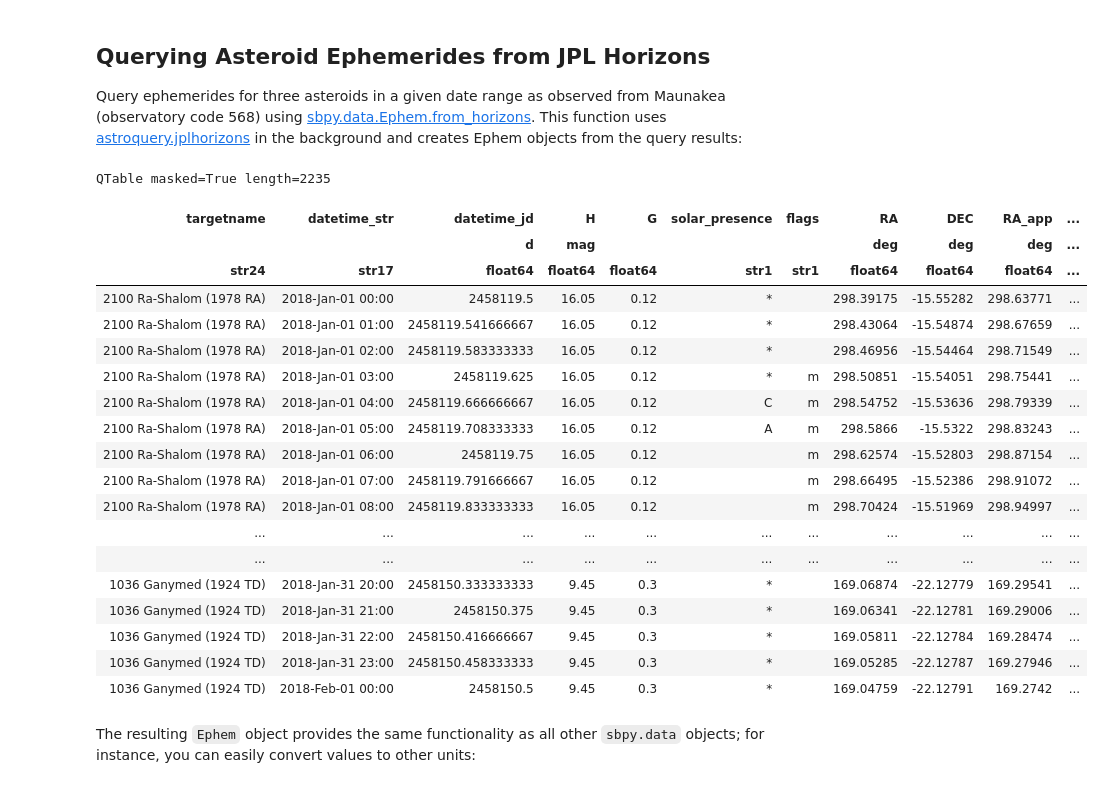
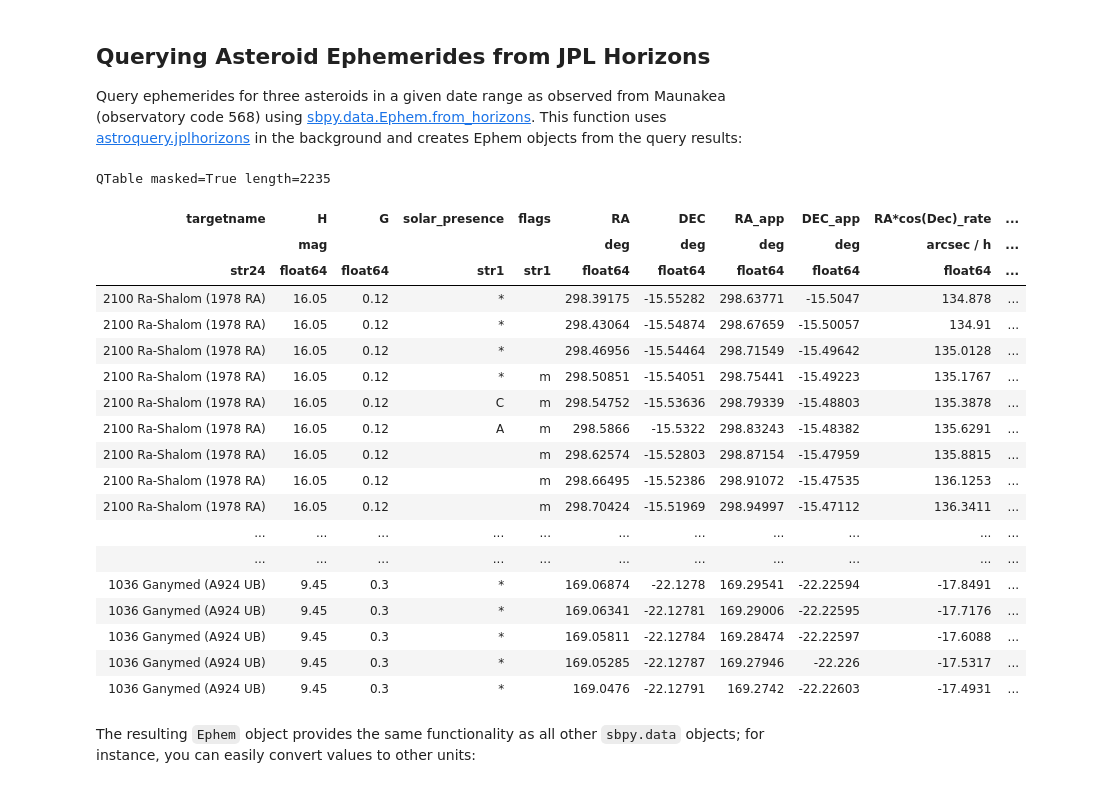
Before and after one commit to NASA-Planetary-Science/sbpy-tutorial, a Jupyter notebook: notebooks/data/Ephem.ipynb, the cells around one changed output. Drawn from its saved outputs; the diff is of its cells as text; code cells hidden in the pictures.

```diff
--- a/notebooks/data/Ephem.ipynb
+++ b/notebooks/data/Ephem.ipynb
@@ -10,33 +10,37 @@ Querying Asteroid Ephemerides from JPL Horizons
 Query ephemerides for three asteroids in a given date range as observed from Maunakea (observatory code 568) using [sbpy.data.Ephem.from_horizons](https://sbpy.readthedocs.io/en/latest/api/sbpy.data.Ephem.html#sbpy.data.Ephem.from_horizons). This function uses [astroquery.jplhorizons](https://astroquery.readthedocs.io/en/latest/jplhorizons/jplhorizons.html) in the background and creates Ephem objects from the query results:
 # %%
 from sbpy.data import Ephem
+import astropy.units as u
+from astropy.time import Time
 
 targets = ['2100', '2018 RC1', 'Ganymed']
 eph = Ephem.from_horizons(targets, location=568,
-                          epochs={'start': '2018-01-01', 'stop': '2018-02-01', 'step':'1h'})
+                          epochs={'start': Time('2018-01-01'),
+                                  'stop': Time('2018-02-01'),
+                                  'step':1*u.hour})
 
 eph.table
 # %% [output]
 QTable masked=True length=2235
-| targetname | datetime_str | datetime_jd | H | G | solar_presence | flags | RA | DEC | RA_app | ... |
-|  |  | d | mag |  |  |  | deg | deg | deg | ... |
-| str24 | str17 | float64 | float64 | float64 | str1 | str1 | float64 | float64 | float64 | ... |
-| 2100 Ra-Shalom (1978 RA) | 2018-Jan-01 00:00 | 2458119.5 | 16.05 | 0.12 | * |  | 298.39175 | -15.55282 | 298.63771 | ... |
-| 2100 Ra-Shalom (1978 RA) | 2018-Jan-01 01:00 | 2458119.541666667 | 16.05 | 0.12 | * |  | 298.43064 | -15.54874 | 298.67659 | ... |
-| 2100 Ra-Shalom (1978 RA) | 2018-Jan-01 02:00 | 2458119.583333333 | 16.05 | 0.12 | * |  | 298.46956 | -15.54464 | 298.71549 | ... |
-| 2100 Ra-Shalom (1978 RA) | 2018-Jan-01 03:00 | 2458119.625 | 16.05 | 0.12 | * | m | 298.50851 | -15.54051 | 298.75441 | ... |
-| 2100 Ra-Shalom (1978 RA) | 2018-Jan-01 04:00 | 2458119.666666667 | 16.05 | 0.12 | C | m | 298.54752 | -15.53636 | 298.79339 | ... |
-| 2100 Ra-Shalom (1978 RA) | 2018-Jan-01 05:00 | 2458119.708333333 | 16.05 | 0.12 | A | m | 298.5866 | -15.5322 | 298.83243 | ... |
-| 2100 Ra-Shalom (1978 RA) | 2018-Jan-01 06:00 | 2458119.75 | 16.05 | 0.12 |  | m | 298.62574 | -15.52803 | 298.87154 | ... |
-| 2100 Ra-Shalom (1978 RA) | 2018-Jan-01 07:00 | 2458119.791666667 | 16.05 | 0.12 |  | m | 298.66495 | -15.52386 | 298.91072 | ... |
-| 2100 Ra-Shalom (1978 RA) | 2018-Jan-01 08:00 | 2458119.833333333 | 16.05 | 0.12 |  | m | 298.70424 | -15.51969 | 298.94997 | ... |
+| targetname | H | G | solar_presence | flags | RA | DEC | RA_app | DEC_app | RA*cos(Dec)_rate | ... |
+|  | mag |  |  |  | deg | deg | deg | deg | arcsec / h | ... |
+| str24 | float64 | float64 | str1 | str1 | float64 | float64 | float64 | float64 | float64 | ... |
+| 2100 Ra-Shalom (1978 RA) | 16.05 | 0.12 | * |  | 298.39175 | -15.55282 | 298.63771 | -15.5047 | 134.878 | ... |
+| 2100 Ra-Shalom (1978 RA) | 16.05 | 0.12 | * |  | 298.43064 | -15.54874 | 298.67659 | -15.50057 | 134.91 | ... |
+| 2100 Ra-Shalom (1978 RA) | 16.05 | 0.12 | * |  | 298.46956 | -15.54464 | 298.71549 | -15.49642 | 135.0128 | ... |
+| 2100 Ra-Shalom (1978 RA) | 16.05 | 0.12 | * | m | 298.50851 | -15.54051 | 298.75441 | -15.49223 | 135.1767 | ... |
+| 2100 Ra-Shalom (1978 RA) | 16.05 | 0.12 | C | m | 298.54752 | -15.53636 | 298.79339 | -15.48803 | 135.3878 | ... |
+| 2100 Ra-Shalom (1978 RA) | 16.05 | 0.12 | A | m | 298.5866 | -15.5322 | 298.83243 | -15.48382 | 135.6291 | ... |
+| 2100 Ra-Shalom (1978 RA) | 16.05 | 0.12 |  | m | 298.62574 | -15.52803 | 298.87154 | -15.47959 | 135.8815 | ... |
+| 2100 Ra-Shalom (1978 RA) | 16.05 | 0.12 |  | m | 298.66495 | -15.52386 | 298.91072 | -15.47535 | 136.1253 | ... |
+| 2100 Ra-Shalom (1978 RA) | 16.05 | 0.12 |  | m | 298.70424 | -15.51969 | 298.94997 | -15.47112 | 136.3411 | ... |
 | ... | ... | ... | ... | ... | ... | ... | ... | ... | ... | ... |
 | ... | ... | ... | ... | ... | ... | ... | ... | ... | ... | ... |
-| 1036 Ganymed (1924 TD) | 2018-Jan-31 20:00 | 2458150.333333333 | 9.45 | 0.3 | * |  | 169.06874 | -22.12779 | 169.29541 | ... |
-| 1036 Ganymed (1924 TD) | 2018-Jan-31 21:00 | 2458150.375 | 9.45 | 0.3 | * |  | 169.06341 | -22.12781 | 169.29006 | ... |
-| 1036 Ganymed (1924 TD) | 2018-Jan-31 22:00 | 2458150.416666667 | 9.45 | 0.3 | * |  | 169.05811 | -22.12784 | 169.28474 | ... |
-| 1036 Ganymed (1924 TD) | 2018-Jan-31 23:00 | 2458150.458333333 | 9.45 | 0.3 | * |  | 169.05285 | -22.12787 | 169.27946 | ... |
-| 1036 Ganymed (1924 TD) | 2018-Feb-01 00:00 | 2458150.5 | 9.45 | 0.3 | * |  | 169.04759 | -22.12791 | 169.2742 | ... |
+| 1036 Ganymed (A924 UB) | 9.45 | 0.3 | * |  | 169.06874 | -22.1278 | 169.29541 | -22.22594 | -17.8491 | ... |
+| 1036 Ganymed (A924 UB) | 9.45 | 0.3 | * |  | 169.06341 | -22.12781 | 169.29006 | -22.22595 | -17.7176 | ... |
+| 1036 Ganymed (A924 UB) | 9.45 | 0.3 | * |  | 169.05811 | -22.12784 | 169.28474 | -22.22597 | -17.6088 | ... |
+| 1036 Ganymed (A924 UB) | 9.45 | 0.3 | * |  | 169.05285 | -22.12787 | 169.27946 | -22.226 | -17.5317 | ... |
+| 1036 Ganymed (A924 UB) | 9.45 | 0.3 | * |  | 169.0476 | -22.12791 | 169.2742 | -22.22603 | -17.4931 | ... |
 # %% [markdown]
 The resulting `Ephem` object provides the same functionality as all other `sbpy.data` objects; for instance, you can easily convert values to other units:
 # %%
```
Also changed, not shown: parts of 13 cells of this notebook, 4 other files.
